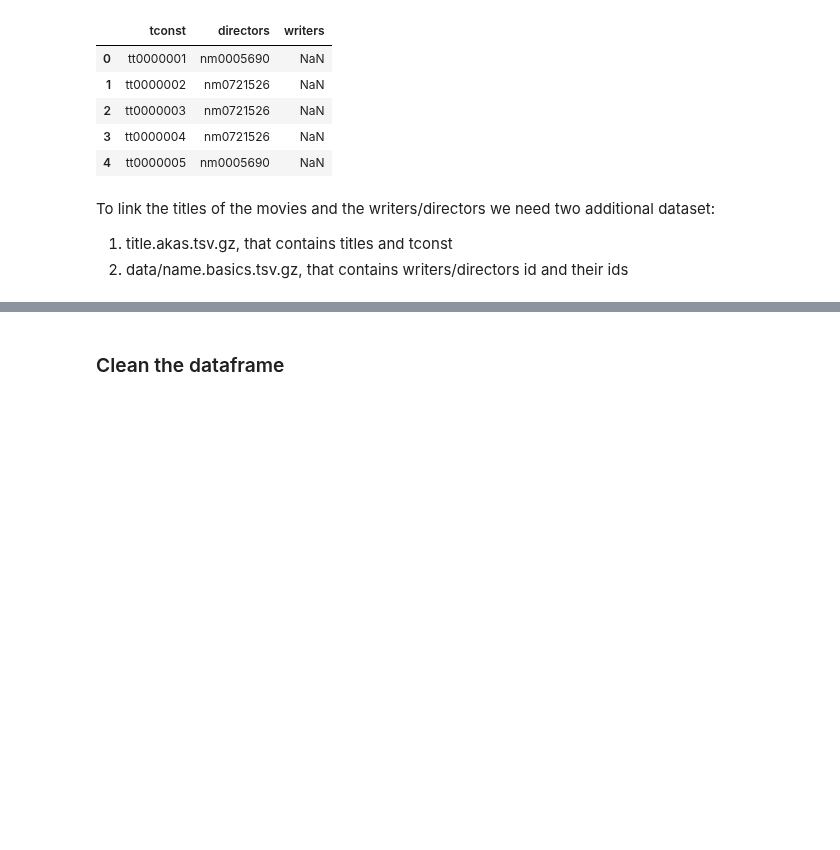
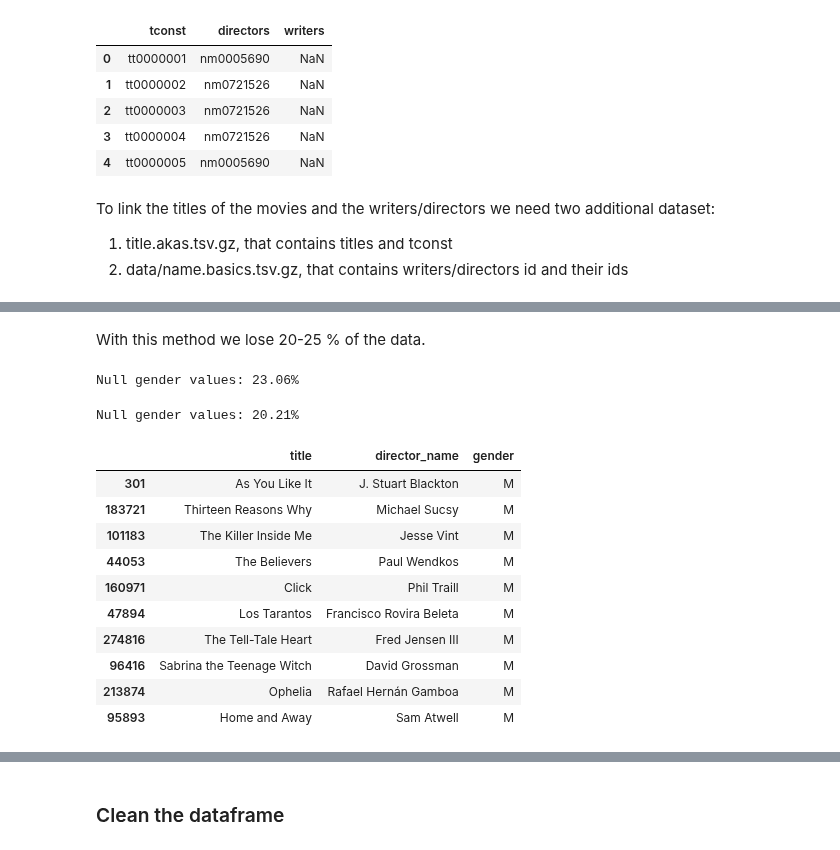
Before and after one commit to epfl-ada/ada-2022-project-yiyisoda, a Jupyter notebook: milestone_2.ipynb, the cells around one changed output, grey strips where cells are left out. Drawn from its saved outputs; the diff is of its cells as text; code cells hidden in the pictures; blank space fills up the shorter version.

Commit message:
directors/writers genders

```diff
--- a/milestone_2.ipynb
+++ b/milestone_2.ipynb
@@ -316,0 +299,47 @@ get_gender("Washington Irving")
+# %%
+males = set(pd.read_csv('data/male.txt', names=['names'], skiprows=5).names.tolist())
+females = set(pd.read_csv('data/female.txt', names=['names'], skiprows=5).names.tolist())
+# %%
+def get_gender(name: str):
+    """
+    Get the gender of a person from his person name match to the files male.txt and female.txt
+    :param name: name of the person
+    :return: genre, 'M' for male, 'F' for female and None else
+    """
+    for n in name.split(): # we check each word in the name
+        if n in males:
+            return 'M'
+        elif n in females:
+            return 'F'
+
+    return None
+# %%
+directors['gender'] = directors.director_name.apply(get_gender)
+writers['gender'] = writers.writer_name.apply(get_gender)
+# %% [markdown]
+With this method we lose 20-25 % of the data.
+# %%
+print(f"Null gender values: {directors.gender.isnull().sum() / len(directors):.2%}")
+# %% [output]
+Null gender values: 23.06%
+# %%
+print(f"Null gender values: {writers.gender.isnull().sum() / len(writers):.2%}")
+# %% [output]
+Null gender values: 20.21%
+# %%
+directors = directors.dropna()
+writers = writers.dropna()
+# %%
+directors.sample(10)
+# %% [output]
+|  | title | director_name | gender |
+| 301 | As You Like It | J. Stuart Blackton | M |
+| 183721 | Thirteen Reasons Why | Michael Sucsy | M |
+| 101183 | The Killer Inside Me | Jesse Vint | M |
+| 44053 | The Believers | Paul Wendkos | M |
+| 160971 | Click | Phil Traill | M |
+| 47894 | Los Tarantos | Francisco Rovira Beleta | M |
+| 274816 | The Tell-Tale Heart | Fred Jensen III | M |
+| 96416 | Sabrina the Teenage Witch | David Grossman | M |
+| 213874 | Ophelia | Rafael Hernán Gamboa | M |
+| 95893 | Home and Away | Sam Atwell | M |
```
Also changed, not shown: parts of 20 cells of this notebook, 4 other files.
